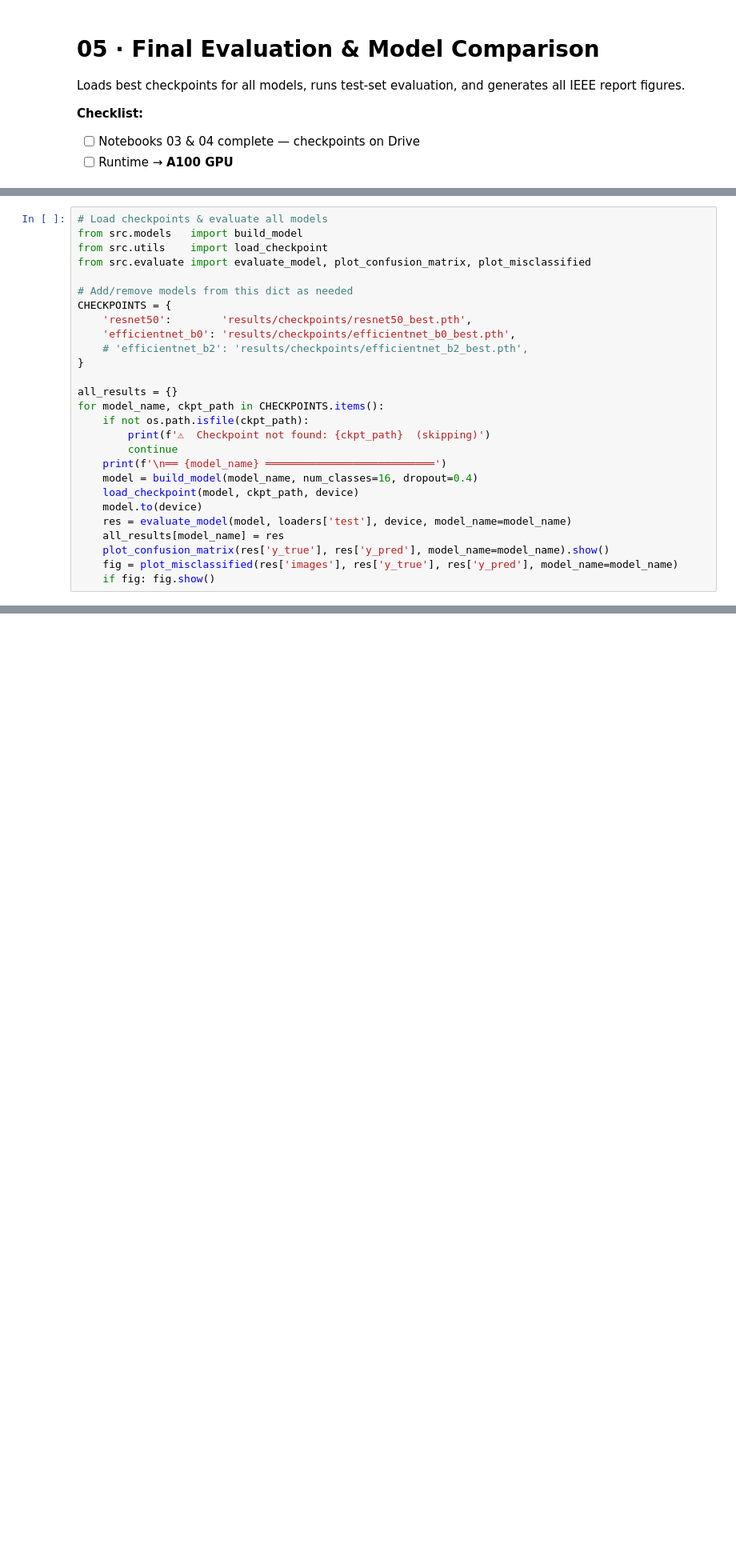
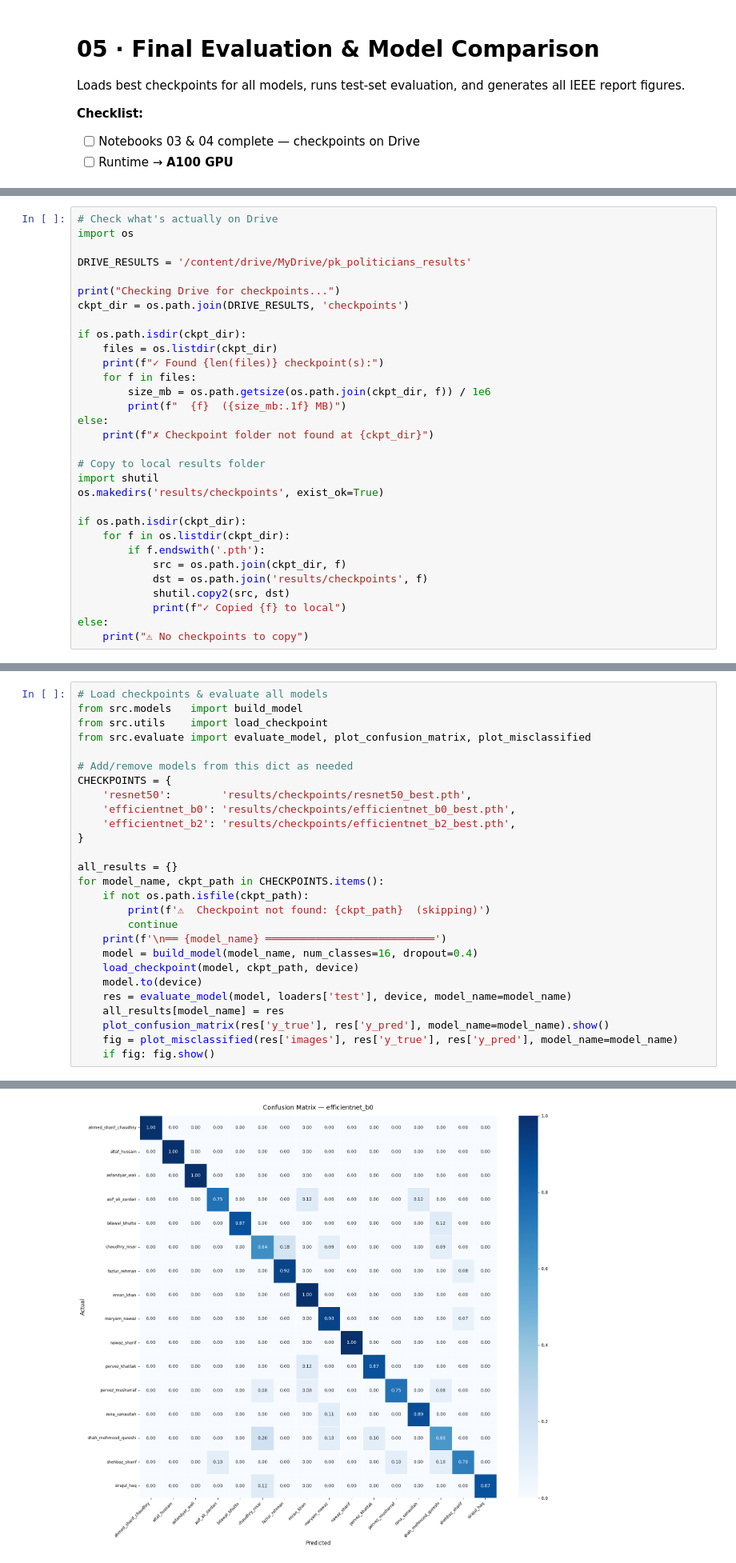
Before and after one commit to musarashid49/Image-Classification-with-CNN, a Jupyter notebook: notebooks/05_evaluation_and_plots.ipynb, the cells around one changed output, grey strips where cells are left out. Shown at 80% size. Saved outputs shown, nothing was run; the diff lists cells and outputs as text; blank space fills up the shorter version.

```diff
--- a/notebooks/05_evaluation_and_plots.ipynb
+++ b/notebooks/05_evaluation_and_plots.ipynb
@@ -57,0 +88,31 @@ loaders = get_dataloaders(
+# %%
+# Check what's actually on Drive
+import os
+
+DRIVE_RESULTS = '/content/drive/MyDrive/pk_politicians_results'
+
+print("Checking Drive for checkpoints...")
+ckpt_dir = os.path.join(DRIVE_RESULTS, 'checkpoints')
+
+if os.path.isdir(ckpt_dir):
+    files = os.listdir(ckpt_dir)
+    print(f"✓ Found {len(files)} checkpoint(s):")
+    for f in files:
+        size_mb = os.path.getsize(os.path.join(ckpt_dir, f)) / 1e6
+        print(f"  {f}  ({size_mb:.1f} MB)")
+else:
+    print(f"✗ Checkpoint folder not found at {ckpt_dir}")
+
+# Copy to local results folder
+import shutil
+os.makedirs('results/checkpoints', exist_ok=True)
+
+if os.path.isdir(ckpt_dir):
+    for f in os.listdir(ckpt_dir):
+        if f.endswith('.pth'):
+            src = os.path.join(ckpt_dir, f)
+            dst = os.path.join('results/checkpoints', f)
+            shutil.copy2(src, dst)
+            print(f"✓ Copied {f} to local")
+else:
+    print("⚠ No checkpoints to copy")
@@ -65,7 +134,7 @@ from src.evaluate import evaluate_model, plot_confusion_matrix, plot_misclassifi
 CHECKPOINTS = {
     'resnet50':        'results/checkpoints/resnet50_best.pth',
     'efficientnet_b0': 'results/checkpoints/efficientnet_b0_best.pth',
-    # 'efficientnet_b2': 'results/checkpoints/efficientnet_b2_best.pth',
+    'efficientnet_b2': 'results/checkpoints/efficientnet_b2_best.pth',
 }
 
 all_results = {}
@@ -82,3 +151,4 @@ for model_name, ckpt_path in CHECKPOINTS.items():
     plot_confusion_matrix(res['y_true'], res['y_pred'], model_name=model_name).show()
     fig = plot_misclassified(res['images'], res['y_true'], res['y_pred'], model_name=model_name)
     if fig: fig.show()
+# %% [output]
@@ -84,0 +193 @@ for model_name, ckpt_path in CHECKPOINTS.items():
+[figure, added]
```
Also changed, not shown: parts of 8 cells of this notebook.
